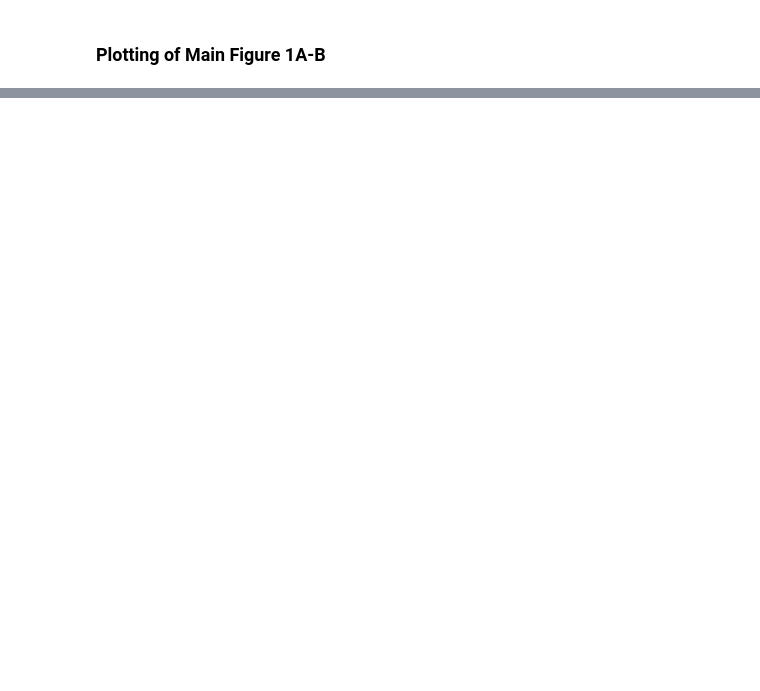
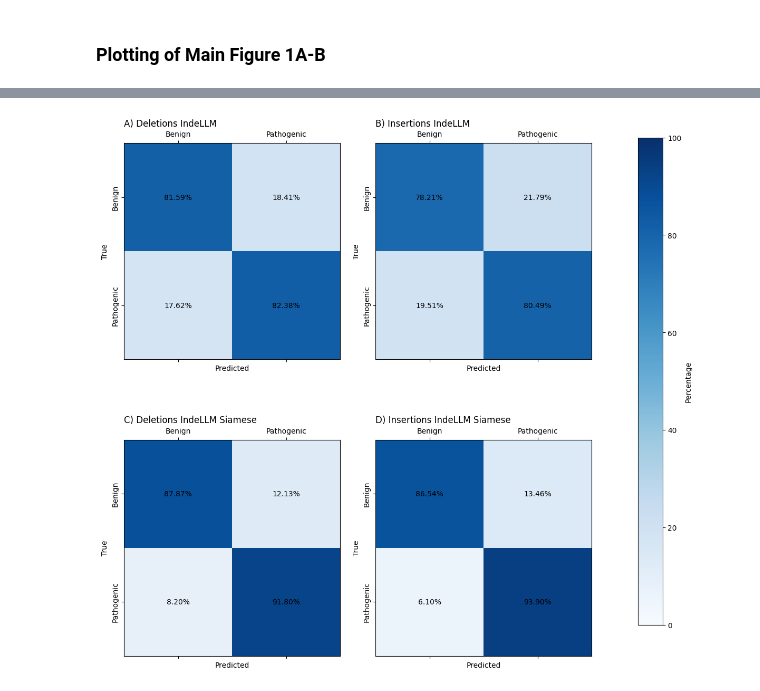
Before and after one commit to OriolGraCar/IndeLLM, a Jupyter notebook: Analysis/Analysis.ipynb, the cells around one changed output, grey strips where cells are left out. Cells and saved outputs as stored; diff of their text form; code cells hidden in the pictures; blank space fills up the shorter version.

```diff
--- a/Analysis/Analysis.ipynb
+++ b/Analysis/Analysis.ipynb
@@ -1084,3 +55,0 @@ Import the indel length from the score dataframe
-# %%
-test = test.merge(scoresESM2_650M[['id','indel_length']], on='id', how='left')
-test['indel_length'] = test['indel_length'].abs()
@@ -1347,0 +710,54 @@ Text(0.0, 1.0, 'B) MCC scores for PLMs')
+# %%
+test_ins = test[test['indel_type'] == 'insertion']
+test_del = test[test['indel_type'] == 'deletion']
+siamese_m4_mean_test_ins = siamese_m4_test[siamese_m4_test['id'].isin(test_ins['id'])]
+siamese_m4_mean_test_del = siamese_m4_test[siamese_m4_test['id'].isin(test_del['id'])]
+
+pred_test_ins_IndeLLM = test_ins['dif_IndeLLM'].values
+pred_test_del_IndeLLM = test_del['dif_IndeLLM'].values
+pred_test_ins_m4_mean = siamese_m4_mean_test_ins['mean'].values
+pred_test_del_m4_mean = siamese_m4_mean_test_del['mean'].values
+
+truelabels_test_ins = test_ins['label'].values
+truelabels_test_del = test_del['label'].values
+
+fpr_test_ins_IndeLLM, tpr_test_ins_IndeLLM, thersholds_test_ins_IndeLLM = metrics.roc_curve(truelabels_test_ins, pred_test_ins_IndeLLM, pos_label=0)
+fpr_test_del_IndeLLM, tpr_test_del_IndeLLM, thersholds_test_del_IndeLLM = metrics.roc_curve(truelabels_test_del, pred_test_del_IndeLLM, pos_label=0)
+fpr_test_ins_m4_mean, tpr_test_ins_m4_mean, thersholds_test_ins_m4_mean = metrics.roc_curve(truelabels_test_ins, pred_test_ins_m4_mean, pos_label=1)
+fpr_test_del_m4_mean, tpr_test_del_m4_mean, thersholds_test_del_m4_mean = metrics.roc_curve(truelabels_test_del, pred_test_del_m4_mean, pos_label=1)
+
+tresh_test_ins_IndeLLM = thersholds_test_ins_IndeLLM[np.argmax(tpr_test_ins_IndeLLM - fpr_test_ins_IndeLLM)]
+tresh_test_del_IndeLLM = thersholds_test_del_IndeLLM[np.argmax(tpr_test_del_IndeLLM - fpr_test_del_IndeLLM)]
+tresh_test_ins_m4_mean = thersholds_test_ins_m4_mean[np.argmax(tpr_test_ins_m4_mean - fpr_test_ins_m4_mean)]
+tresh_test_del_m4_mean = thersholds_test_del_m4_mean[np.argmax(tpr_test_del_m4_mean - fpr_test_del_m4_mean)]
+
+pred_test_ins_IndeLLM_bin = [0 if x >= tresh_test_ins_IndeLLM else 1 for x in pred_test_ins_IndeLLM]
+pred_test_del_IndeLLM_bin = [0 if x >= tresh_test_del_IndeLLM else 1 for x in pred_test_del_IndeLLM]
+pred_test_ins_m4_mean_bin = [1 if x >= tresh_test_ins_m4_mean else 0 for x in pred_test_ins_m4_mean]
+pred_test_del_m4_mean_bin = [1 if x >= tresh_test_del_m4_mean else 0 for x in pred_test_del_m4_mean]
+
+confusion_test_ins_IndeLLM = confusion_matrix(truelabels_test_ins, pred_test_ins_IndeLLM_bin)
+confusion_test_del_IndeLLM = confusion_matrix(truelabels_test_del, pred_test_del_IndeLLM_bin)
+confusion_test_ins_m4_mean = confusion_matrix(truelabels_test_ins, pred_test_ins_m4_mean_bin)
+confusion_test_del_m4_mean = confusion_matrix(truelabels_test_del, pred_test_del_m4_mean_bin)
+
+titles_test = [
+    "A) Deletions IndeLLM",
+    "B) Insertions IndeLLM",
+    "C) Deletions IndeLLM Siamese",
+    "D) Insertions IndeLLM Siamese"
+]
+confusions_test = [
+    confusion_test_del_IndeLLM,
+    confusion_test_ins_IndeLLM,
+    confusion_test_del_m4_mean,
+    confusion_test_ins_m4_mean
+]
+
+fig_test, axes_test = plt.subplots(2, 2, figsize=(12, 12))
+for ax, confusion_test, title_test in zip(axes_test.ravel(), confusions_test, titles_test):
+    cax_matrix_test = plot_percentage_confusion_matrix(confusion_test, title_test, labels, ax=ax)
+fig_test.colorbar(cax_matrix_test, ax=axes_test.ravel().tolist(), orientation='vertical', fraction=0.05, pad=0.05, label='Percentage')
+plt.tight_layout(rect=[0, 0, 0.8, 0.95])
+# %% [output]
+[figure, added]
```
Also changed, not shown: parts of 51 cells of this notebook, 23 other files.
